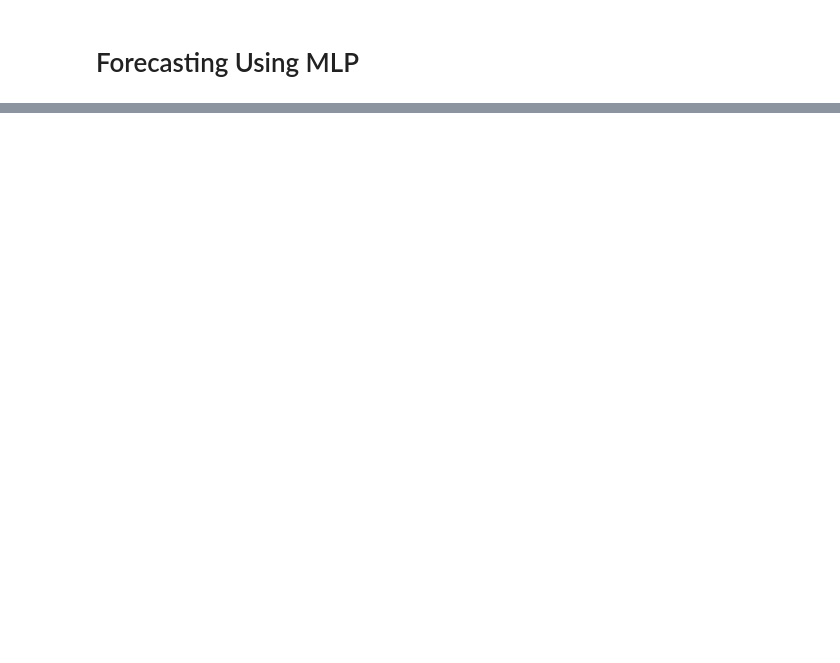
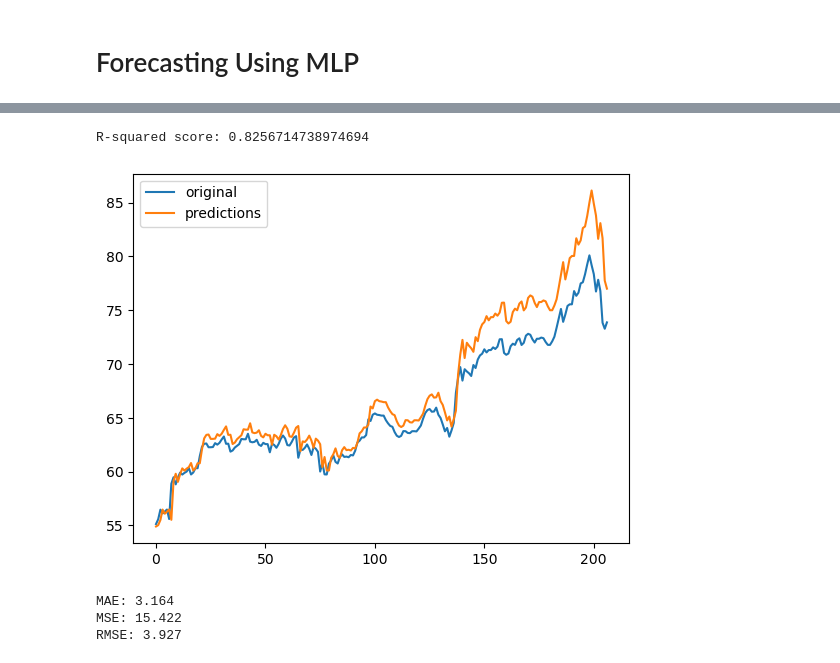
Before and after one commit to bkmarwen/Volatility-Forecasting, a Jupyter notebook: Index.ipynb, the cells around one changed output, grey strips where cells are left out. Cells and saved outputs as stored; diff of their text form; code cells hidden in the pictures; blank space fills up the shorter version.

```diff
--- a/Index.ipynb
+++ b/Index.ipynb
@@ -370,0 +374,48 @@ array=[29.97  29.61  29.7   30.13  30.4   30.72  31.02  30.99  30.89  30.72
+# %%
+# Splitting the series into input (X) and output (y) variables
+X = series.values[:-1].reshape(-1, 1)
+y = series.values[1:].reshape(-1, 1)
+
+# Splitting the data into training and testing sets
+X_train, X_test, y_train, y_test = train_test_split(X, y, test_size=0.2, shuffle=False)
+
+# Scaling the input variables
+scaler = StandardScaler()
+X_train_scaled = scaler.fit_transform(X_train)
+X_test_scaled = scaler.transform(X_test)
+
+# Creating and training the MLPRegressor model
+mlp = MLPRegressor(hidden_layer_sizes=(50,50,50,50,50), activation='relu', solver='adam', max_iter=1000, random_state=42)
+mlp.fit(X_train_scaled, y_train.ravel())
+
+# Evaluating the model on the test set
+score = mlp.score(X_test_scaled, y_test.ravel())
+print("R-squared score:", score)
+# %% [output]
+R-squared score: 0.8256714738974694
+# %%
+# make predictions with the model
+predictions = mlp.predict(X_test_scaled)
+
+# plot the predictions against the actual values
+import matplotlib.pyplot as plt
+plt.plot(y_test, label="original")
+plt.plot(predictions, label="predictions")
+plt.legend()
+plt.show()
+# %% [output]
+[figure, added]
+# %%
+# Calculate the MAE, MSE, and RMSE
+mae = mean_absolute_error(y_test, predictions)
+mse = mean_squared_error(y_test, predictions)
+rmse = mean_squared_error(y_test, predictions, squared=False)
+
+# Print the MAE, MSE, and RMSE
+print('MAE: %.3f' % mae)
+print('MSE: %.3f' % mse)
+print('RMSE: %.3f' % rmse)
+# %% [output]
+MAE: 3.164
+MSE: 15.422
+RMSE: 3.927
```
Also changed, not shown: parts of 5 cells of this notebook.
